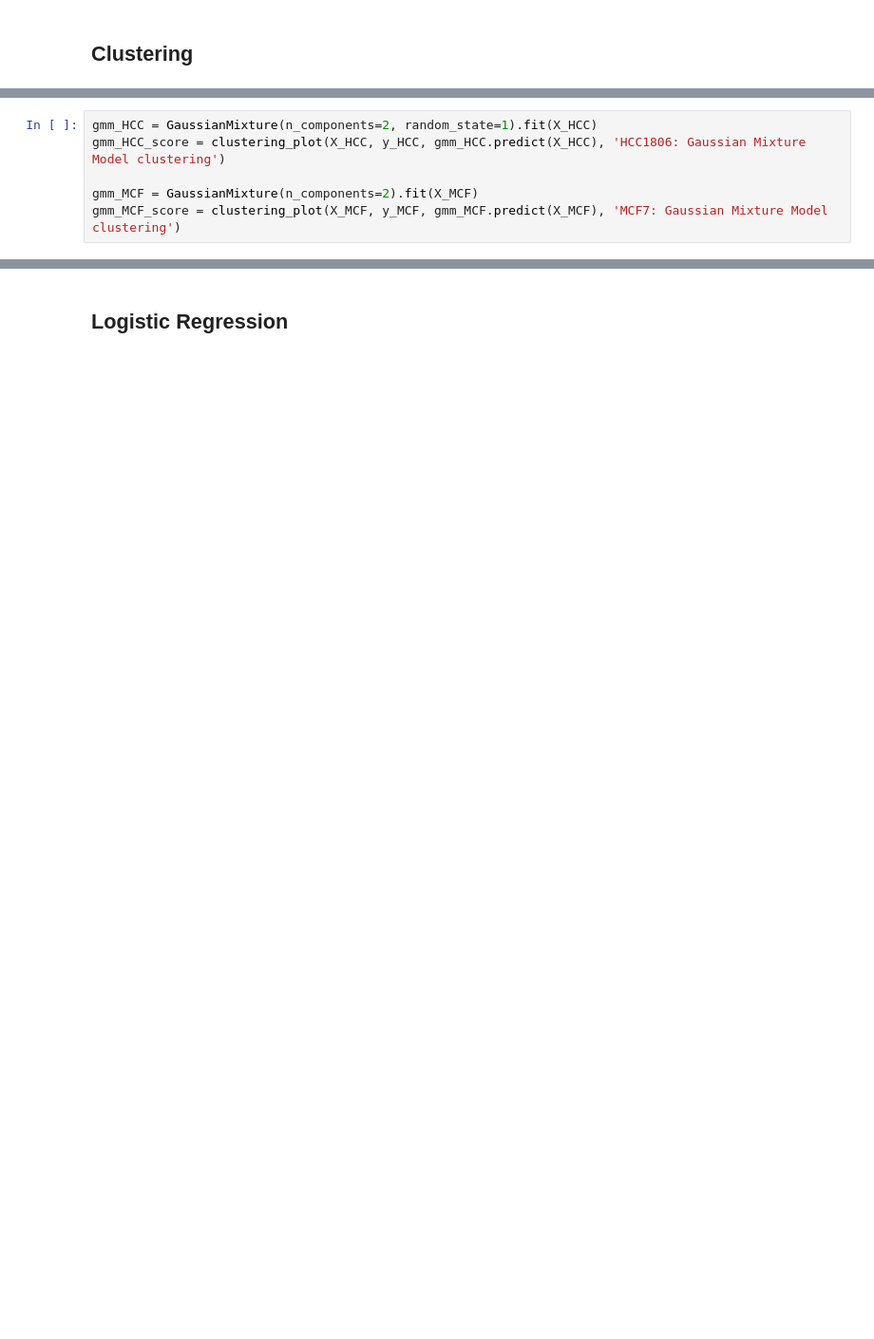
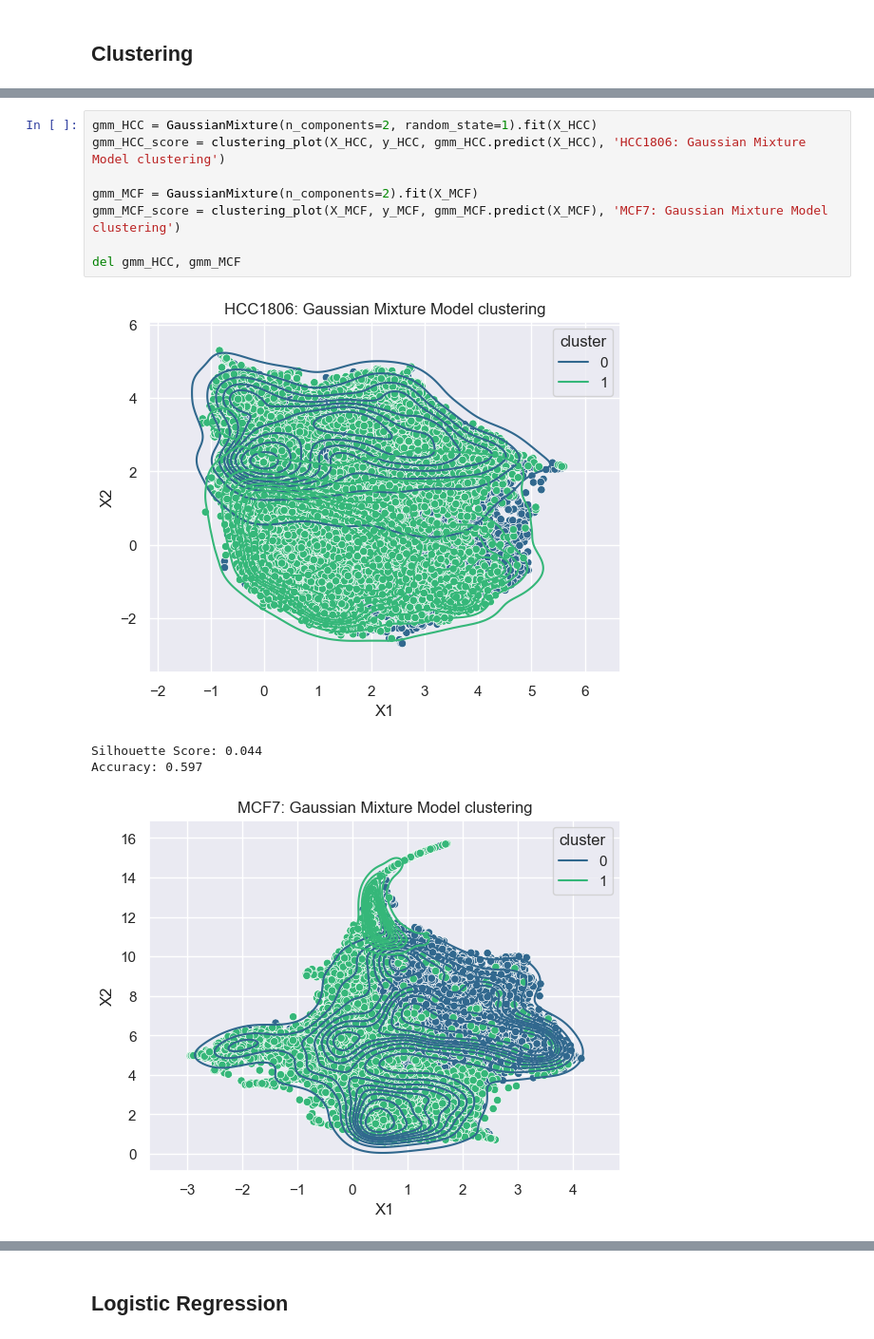
Before and after one commit to MikyLanfra/Prediction_on_Cancer_Cells, a Jupyter notebook: DropSeq.ipynb, the cells around one changed output, grey strips where cells are left out. Shown at 95% size. Cells and saved outputs as stored; diff of their text form; blank space fills up the shorter version.

```diff
--- a/DropSeq.ipynb
+++ b/DropSeq.ipynb
@@ -80,6 +105,13 @@ kmeans_MCF_score = clustering_plot(X_MCF, y_MCF, kmeans_MCF.labels_, 'MCF7: K-me
 # %%
 gmm_HCC = GaussianMixture(n_components=2, random_state=1).fit(X_HCC)
 gmm_HCC_score = clustering_plot(X_HCC, y_HCC, gmm_HCC.predict(X_HCC), 'HCC1806: Gaussian Mixture Model clustering')
 
 gmm_MCF = GaussianMixture(n_components=2).fit(X_MCF)
 gmm_MCF_score = clustering_plot(X_MCF, y_MCF, gmm_MCF.predict(X_MCF), 'MCF7: Gaussian Mixture Model clustering')
+
+del gmm_HCC, gmm_MCF
+# %% [output]
+[figure, added]
+Silhouette Score: 0.044
+Accuracy: 0.597
+[figure, added]
```
Also changed, not shown: parts of 17 cells of this notebook, 25 other files.
